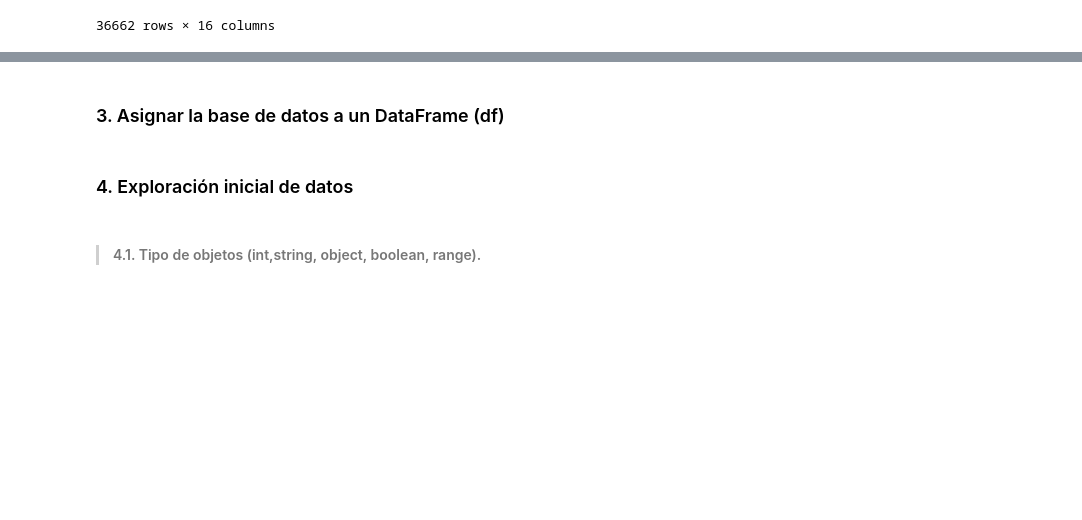
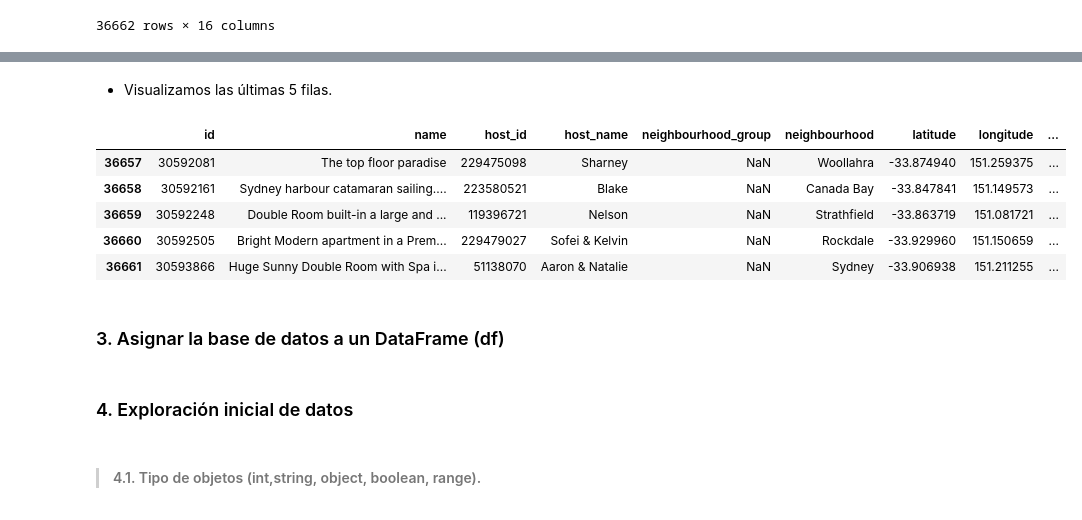
Before and after one commit to stph89/AirBnB_Data_Visualizations_Streamlit, a Jupyter notebook: Sidney_AirBnB_Project.ipynb, the cells around one changed output, grey strips where cells are left out. Cells and saved outputs as stored; diff of their text form; code cells hidden in the pictures; blank space fills up the shorter version.

```diff
--- a/Sidney_AirBnB_Project.ipynb
+++ b/Sidney_AirBnB_Project.ipynb
@@ -50,2 +67,13 @@ df
+# %% [markdown]
+- Visualizamos las últimas 5 filas.
+# %%
+df.tail()
+# %% [output]
+|  | id | name | host_id | host_name | neighbourhood_group | neighbourhood | latitude | longitude | ... |
+| 36657 | 30592081 | The top floor paradise | 229475098 | Sharney | NaN | Woollahra | -33.874940 | 151.259375 | ... |
+| 36658 | 30592161 | Sydney harbour catamaran sailing.... | 223580521 | Blake | NaN | Canada Bay | -33.847841 | 151.149573 | ... |
+| 36659 | 30592248 | Double Room built-in a large and ... | 119396721 | Nelson | NaN | Strathfield | -33.863719 | 151.081721 | ... |
+| 36660 | 30592505 | Bright Modern apartment in a Prem... | 229479027 | Sofei & Kelvin | NaN | Rockdale | -33.929960 | 151.150659 | ... |
+| 36661 | 30593866 | Huge Sunny Double Room with Spa i... | 51138070 | Aaron & Natalie | NaN | Sydney | -33.906938 | 151.211255 | ... |
 # %% [markdown]
 ### 3.  Asignar la base de datos a un DataFrame (df)
```
Also changed, not shown: parts of 14 cells of this notebook.
